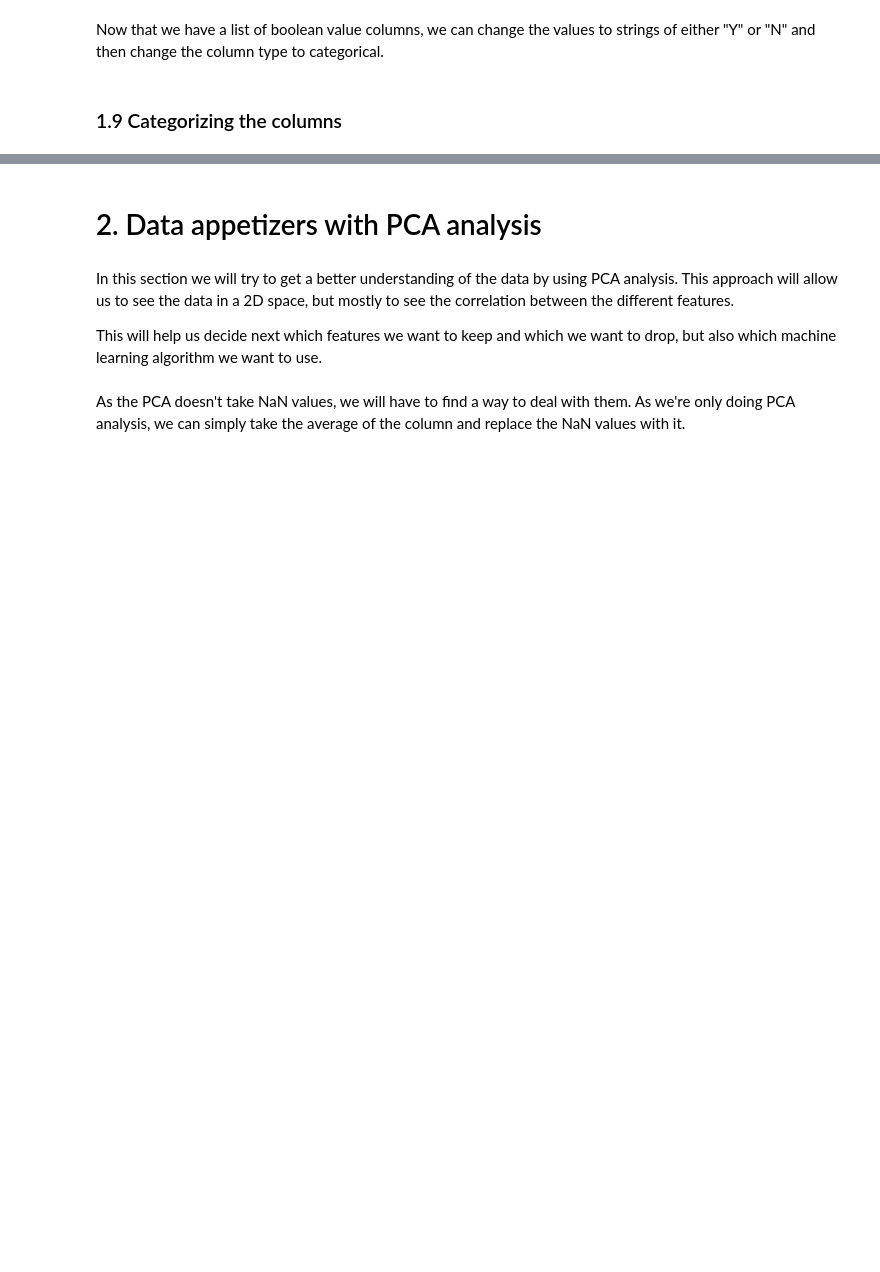
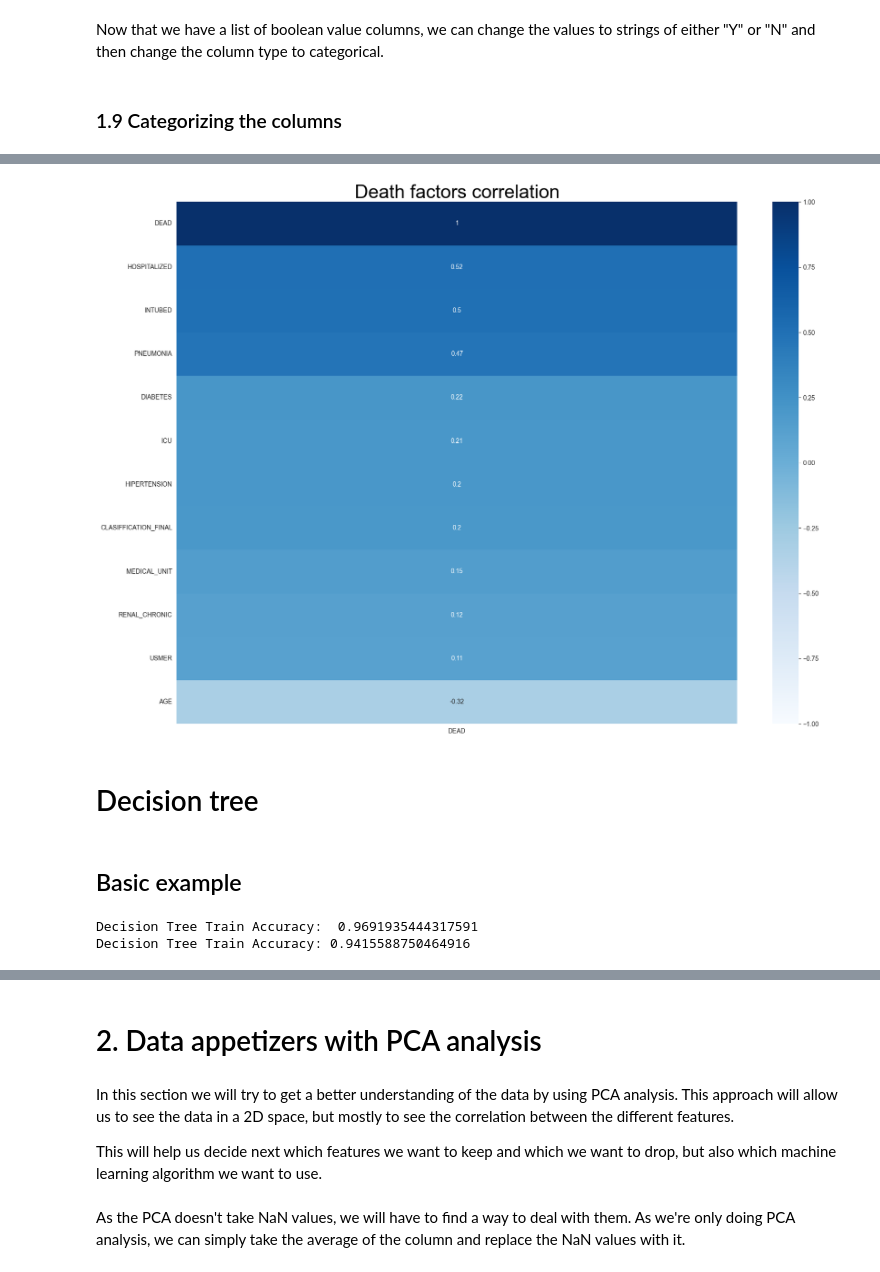
Before and after one commit to Florent-Git/covid-data, a Jupyter notebook: main.ipynb, the cells around one changed output, grey strips where cells are left out. Saved outputs shown, nothing was run; the diff lists cells and outputs as text; code cells hidden in the pictures; blank space fills up the shorter version.

Commit message:
Added Decision Tree

```diff
--- a/main.ipynb
+++ b/main.ipynb
@@ -208,0 +657,20 @@ df.describe().round(3).T.drop('count', axis = 1)
+# %%
+import matplotlib.pyplot as plt
+import seaborn as sns
+
+sorted_corr_relevant = sex_to_int.copy()
+correlation_matrix = sorted_corr_relevant.corr()[['DEAD']]
+
+filtered_corr = correlation_matrix[(correlation_matrix > 0.1) | (correlation_matrix < -0.1)].dropna()
+
+fig, ax = plt.subplots(figsize=(20, 15))
+
+sns.heatmap(filtered_corr.sort_values(by='DEAD', ascending=False), annot=True, cmap="Blues", vmin=-1, vmax=1)
+plt.title('Death factors correlation', color='black', fontsize=30)
+plt.show()
+# %% [output]
+[figure, added]
+# %% [markdown]
+# Decision tree
+# %% [markdown]
+## Basic example
@@ -208,0 +691,7 @@ df.describe().round(3).T.drop('count', axis = 1)
+# %%
+print("Decision Tree Train Accuracy: ", dtree.score(x_train,y_train), "\n")
+
+print("Decision Tree Train Accuracy:", dtree.score(x_test, y_test), "\n")
+# %% [output]
+Decision Tree Train Accuracy:  0.9691935444317591
+Decision Tree Train Accuracy: 0.9415588750464916
```
Also changed, not shown: parts of 58 cells of this notebook.
